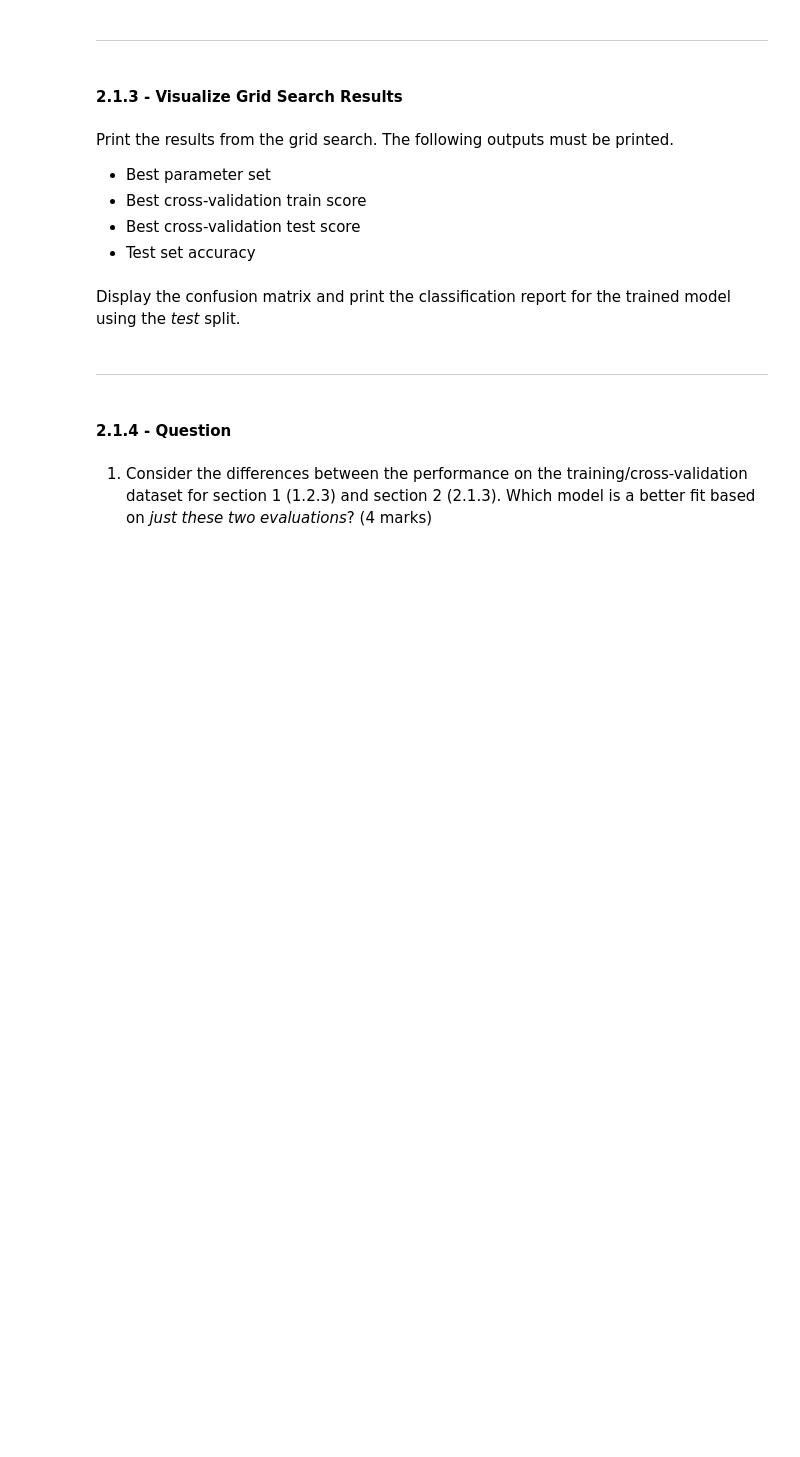
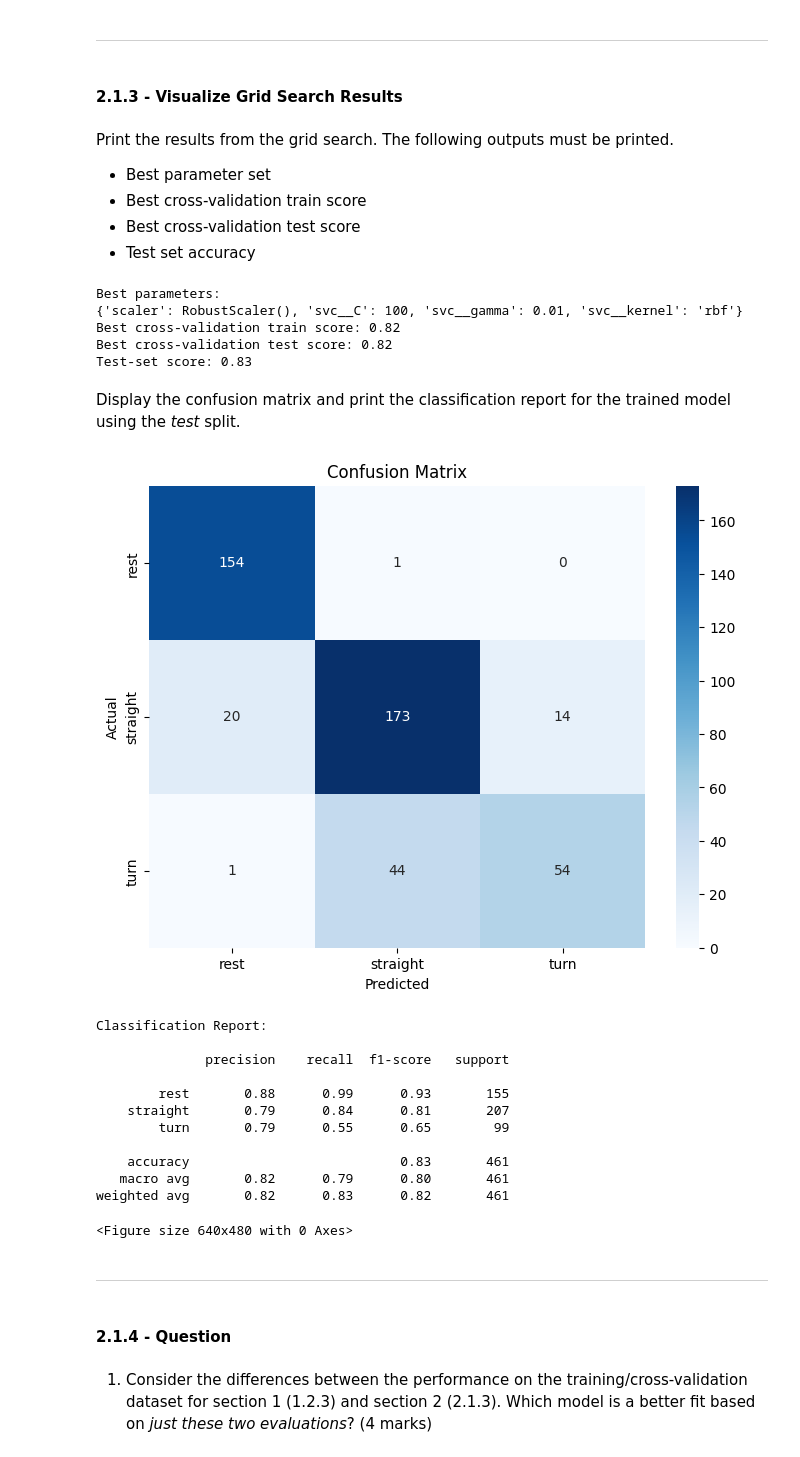
Before and after one commit to ShaikhSikanderAli/engg680_2024_fall, a Jupyter notebook: Lab_Assignment4/Assignment 4.ipynb, the cells around one changed output. Drawn from its saved outputs; the diff is of its cells as text; code cells hidden in the pictures; blank space fills up the shorter version.

```diff
--- a/Lab_Assignment4/Assignment 4.ipynb
+++ b/Lab_Assignment4/Assignment 4.ipynb
@@ -482,5 +482,9 @@ From the *cv_set* dataframe, extract the selected features, listed below, and lo
 # %%
 # TODO - Load selected features from cv_set to X
 # (1 marks)
-#X =
+# Load selected features from cv_set into X
+selected_features = ['ax_var', 'ay_var', 'az_sum', 'a_sum', 'gz_var']
+X = cv_set[selected_features]
+
+# Display the first two rows of X
 X.head(2)
@@ -487,3 +495,7 @@ X.head(2)
 # %%
 # TODO - Load motion_state column (target vector) into y
-# y =
+# Load the target vector (motion_state column) into y
+y = cv_set['motion_state']
+
+# Display the first two rows of y to verify
+print(y.head(2))
@@ -508,9 +559,23 @@ Print the results from the grid search. The following outputs must be printed.
 # %%
 # TODO: Print the results from the grid search
 
-#print("Best params:\n{}\n".format(???))
-#print("Best cross-validation train score: {:.2f}".format(???))
-#print("Best cross-validation validation score: {:.2f}".format(???))
-#print("Test-set score: {:.2f}".format(???)))
+print("Best parameters:\n{}".format(grid.best_params_))
+
+# Best cross-validation train score (the mean score for training data during cross-validation)
+print("Best cross-validation train score: {:.2f}".format(grid.best_score_))
+
+# Best cross-validation test score (the best test score across the folds during cross-validation)
+best_test_score = max(grid.cv_results_['mean_test_score'])
+print("Best cross-validation test score: {:.2f}".format(best_test_score))
+
+# Test set accuracy after fitting the model to the training data and evaluating on the test set
+test_set_accuracy = grid.score(X_test, y_test)
+print("Test-set score: {:.2f}".format(test_set_accuracy))
+# %% [output]
+Best parameters:
+{'scaler': RobustScaler(), 'svc__C': 100, 'svc__gamma': 0.01, 'svc__kernel': 'rbf'}
+Best cross-validation train score: 0.82
+Best cross-validation test score: 0.82
+Test-set score: 0.83
 # %% [markdown]
 Display the confusion matrix and print the classification report for the trained model using the *test* split.
@@ -519,3 +582,38 @@ Display the confusion matrix and print the classification report for the trained
+# %%
+# TODO - Display confusion matrix and print classification reports
+
+# Predict on the test set using the best model from grid search
+y_pred = grid.predict(X_test)
+
+# Confusion matrix
+cm = confusion_matrix(y_test, y_pred)
+
+# Plot the confusion matrix
+plt.figure(figsize=(8, 6))
+sns.heatmap(cm, annot=True, fmt='d', cmap='Blues', xticklabels=grid.best_estimator_.classes_, yticklabels=grid.best_estimator_.classes_)
+plt.xlabel('Predicted')
+plt.ylabel('Actual')
+plt.title('Confusion Matrix')
+plt.show()
+plt.savefig('Confusion_Matrix_2.1.3.png')
+
+# Print the classification report
+print("Classification Report:\n")
+print(classification_report(y_test, y_pred))
+# %% [output]
+[figure, added]
+Classification Report:
+
+              precision    recall  f1-score   support
+
+        rest       0.88      0.99      0.93       155
+    straight       0.79      0.84      0.81       207
+        turn       0.79      0.55      0.65        99
+
+    accuracy                           0.83       461
+   macro avg       0.82      0.79      0.80       461
+weighted avg       0.82      0.83      0.82       461
+<Figure size 640x480 with 0 Axes>
 # %% [markdown]
 ___
 # %% [markdown]
```
Also changed, not shown: parts of 16 cells of this notebook, 4 other files.
